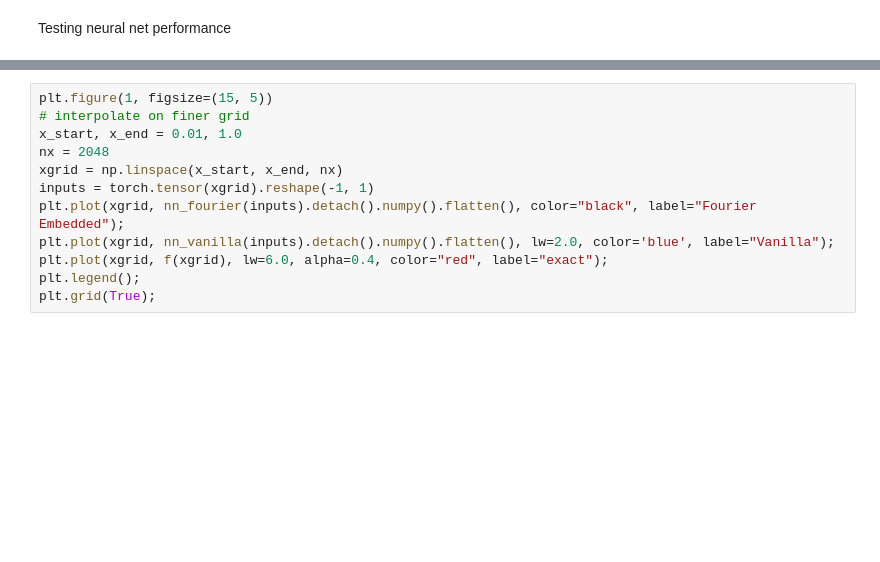
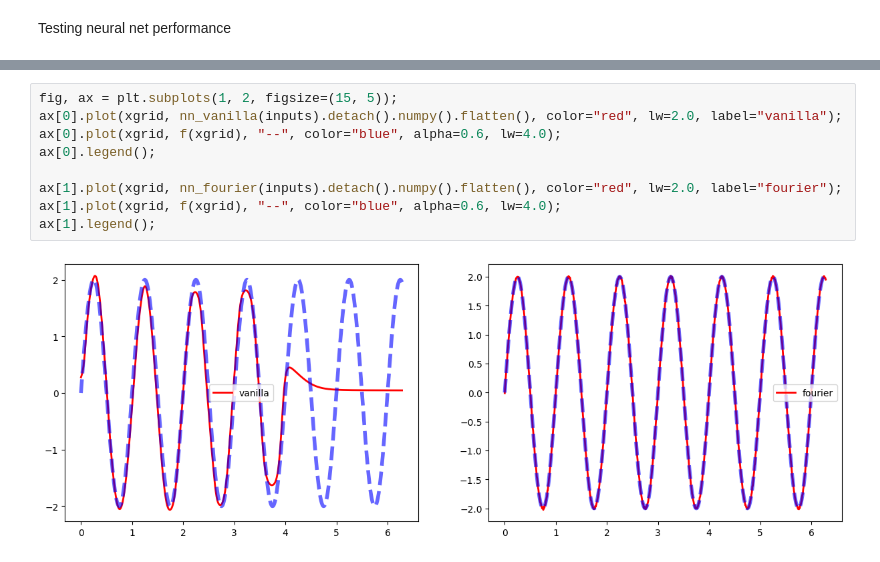
Before and after one commit to honglizhaobob/dl-hidimuq, a Jupyter notebook: code/LinearOscillator/python/fourier_features_experiment.ipynb, the cells around one changed output, grey strips where cells are left out. Saved outputs shown, nothing was run; the diff lists cells and outputs as text; blank space fills up the shorter version.

```diff
--- a/code/LinearOscillator/python/fourier_features_experiment.ipynb
+++ b/code/LinearOscillator/python/fourier_features_experiment.ipynb
@@ -298,12 +168,11 @@ train(inputs, outputs, nn_fourier, optim, scheduler, 2**10, 500, shuffle=False)
-# %%
-plt.figure(1, figsize=(15, 5))
-# interpolate on finer grid
-x_start, x_end = 0.01, 1.0
-nx = 2048
-xgrid = np.linspace(x_start, x_end, nx)
-inputs = torch.tensor(xgrid).reshape(-1, 1)
-plt.plot(xgrid, nn_fourier(inputs).detach().numpy().flatten(), color="black", label="Fourier Embedded");
-plt.plot(xgrid, nn_vanilla(inputs).detach().numpy().flatten(), lw=2.0, color='blue', label="Vanilla");
-plt.plot(xgrid, f(xgrid), lw=6.0, alpha=0.4, color="red", label="exact");
-plt.legend();
-plt.grid(True);
+# %%
+fig, ax = plt.subplots(1, 2, figsize=(15, 5));
+ax[0].plot(xgrid, nn_vanilla(inputs).detach().numpy().flatten(), color="red", lw=2.0, label="vanilla");
+ax[0].plot(xgrid, f(xgrid), "--", color="blue", alpha=0.6, lw=4.0);
+ax[0].legend();
+
+ax[1].plot(xgrid, nn_fourier(inputs).detach().numpy().flatten(), color="red", lw=2.0, label="fourier");
+ax[1].plot(xgrid, f(xgrid), "--", color="blue", alpha=0.6, lw=4.0);
+ax[1].legend();
+# %% [output]
+[figure, added]
```
Also changed, not shown: parts of 5 cells of this notebook, 5 other files.
